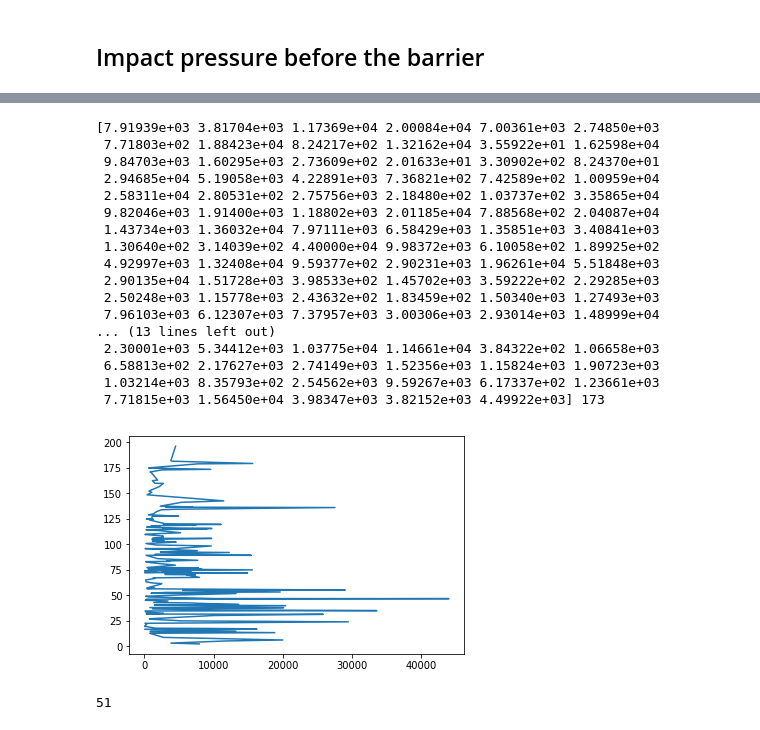
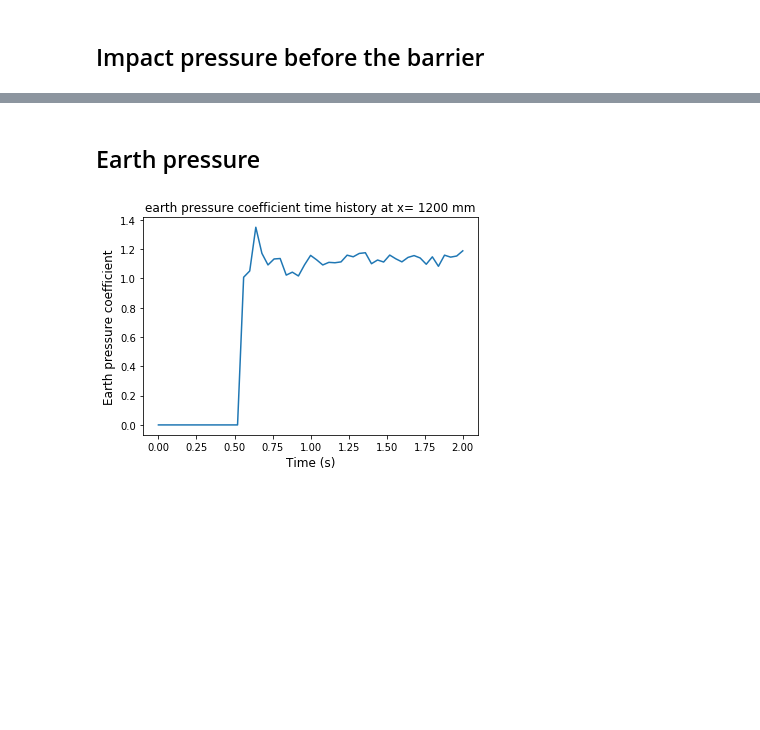
Before and after one commit to cwangbh/PostProcessing, a Jupyter notebook: DP IMPACT With different barrier/VelxDistribution.ipynb, the cells around one changed output, grey strips where cells are left out. Cells and saved outputs as stored; diff of their text form; code cells hidden in the pictures; blank space fills up the shorter version.

```diff
--- a/DP IMPACT With different barrier/VelxDistribution.ipynb
+++ b/DP IMPACT With different barrier/VelxDistribution.ipynb
@@ -305,35 +305,21 @@ plt.close()
-# %%
-debris,base,barrier,position=["mat==1","mat==2","mat==3","x>1198& x<1200"]
-filtCondition_force =debris +'&'+position
-F_sxx_raw= filelist_rigid[25].query(filtCondition_force)
-F_sxx=F_sxx_raw.sort_values(['y'])
-F_vonmises_avg=moving_average(F_sxx.vonmises,1)
-#plt.scatter(F_sxx.vonmises,F_sxx.y)
-plt.plot(F_vonmises_avg,F_sxx.y)
-print ( F_vonmises_avg, len(F_sxx))
-plt.show()
-plt.close()
-# %% [output]
-[7.91939e+03 3.81704e+03 1.17369e+04 2.00084e+04 7.00361e+03 2.74850e+03
- 7.71803e+02 1.88423e+04 8.24217e+02 1.32162e+04 3.55922e+01 1.62598e+04
- 9.84703e+03 1.60295e+03 2.73609e+02 2.01633e+01 3.30902e+02 8.24370e+01
- 2.94685e+04 5.19058e+03 4.22891e+03 7.36821e+02 7.42589e+02 1.00959e+04
- 2.58311e+04 2.80531e+02 2.75756e+03 2.18480e+02 1.03737e+02 3.35865e+04
- 9.82046e+03 1.91400e+03 1.18802e+03 2.01185e+04 7.88568e+02 2.04087e+04
- 1.43734e+03 1.36032e+04 7.97111e+03 6.58429e+03 1.35851e+03 3.40841e+03
- 1.30640e+02 3.14039e+02 4.40000e+04 9.98372e+03 6.10058e+02 1.89925e+02
- 4.92997e+03 1.32408e+04 9.59377e+02 2.90231e+03 1.96261e+04 5.51848e+03
- 2.90135e+04 1.51728e+03 3.98533e+02 1.45702e+03 3.59222e+02 2.29285e+03
- 2.50248e+03 1.15778e+03 2.43632e+02 1.83459e+02 1.50340e+03 1.27493e+03
- 7.96103e+03 6.12307e+03 7.37957e+03 3.00306e+03 2.93014e+03 1.48999e+04
-... (13 lines left out)
- 2.30001e+03 5.34412e+03 1.03775e+04 1.14661e+04 3.84322e+02 1.06658e+03
- 6.58813e+02 2.17627e+03 2.74149e+03 1.52356e+03 1.15824e+03 1.90723e+03
- 1.03214e+03 8.35793e+02 2.54562e+03 9.59267e+03 6.17337e+02 1.23661e+03
- 7.71815e+03 1.56450e+04 3.98347e+03 3.82152e+03 4.49922e+03] 173
-[figure, removed]
-# %%
-filelist_20Mpa[0].head()
-print ( len(filelist_20Mpa) )
-# %% [output]
-51
+# %% [markdown]
+## Earth pressure
+# %%
+debris,base,barrier,position=["mat==1","mat==2","mat==3","x>1199& x<1200"]
+filtCondition_force =debris +'&'+position
+K=[]
+Time=[]
+num=0
+for i in filelist_rigid:
+    filted=i.query(filtCondition_force)
+    K.append( Average(filted.sxx/filted.syy) )
+    Time.append(num*0.04)
+    num+=1
+plt.plot(Time,K)
+plt.xlabel(r'Time (s)', fontsize=12)
+plt.ylabel(r'Earth pressure coefficient', fontsize=12)
+plt.title(r'earth pressure coefficient time history at x= 1200 mm')
+plt.savefig(Figure_path+'/earthpressure/rigid.png',dpi=300)
+plt.show()
+# %% [output]
+[figure, added]
```
Also changed, not shown: parts of 9 cells of this notebook, 1 other file.
